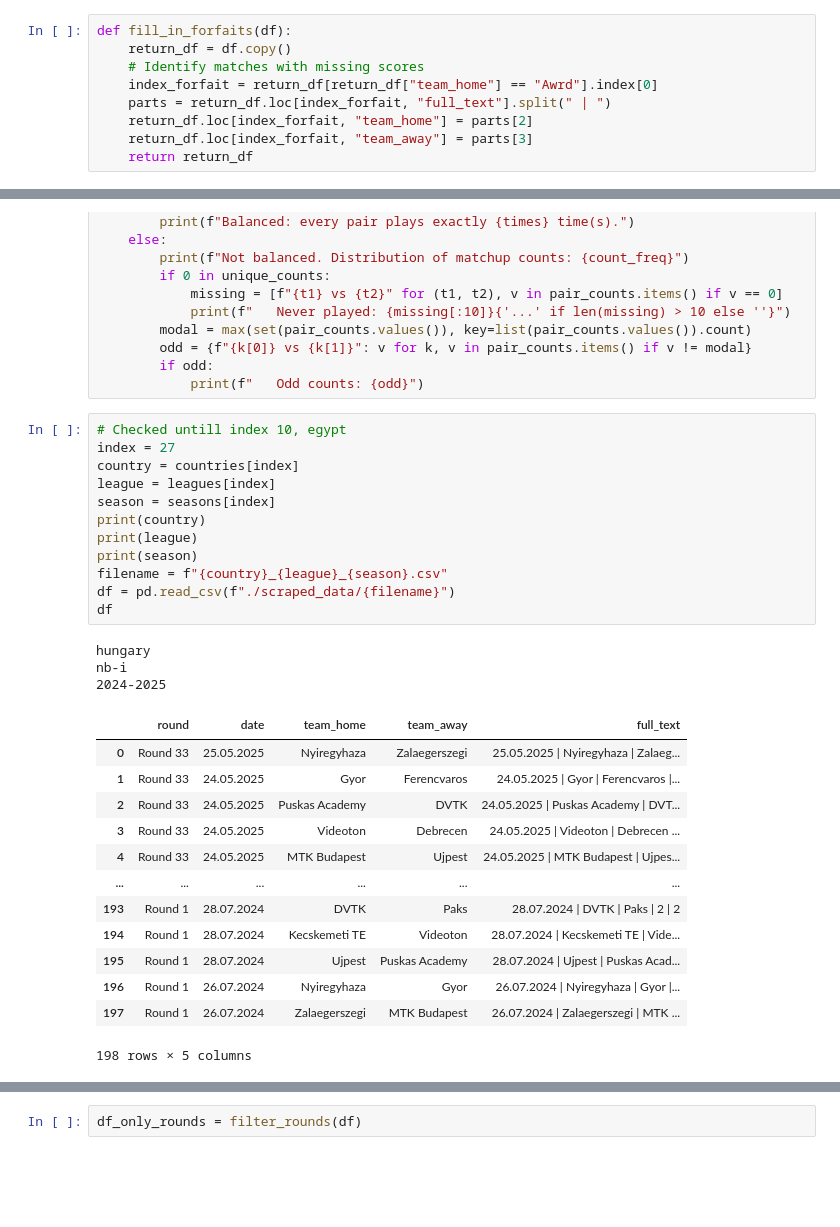
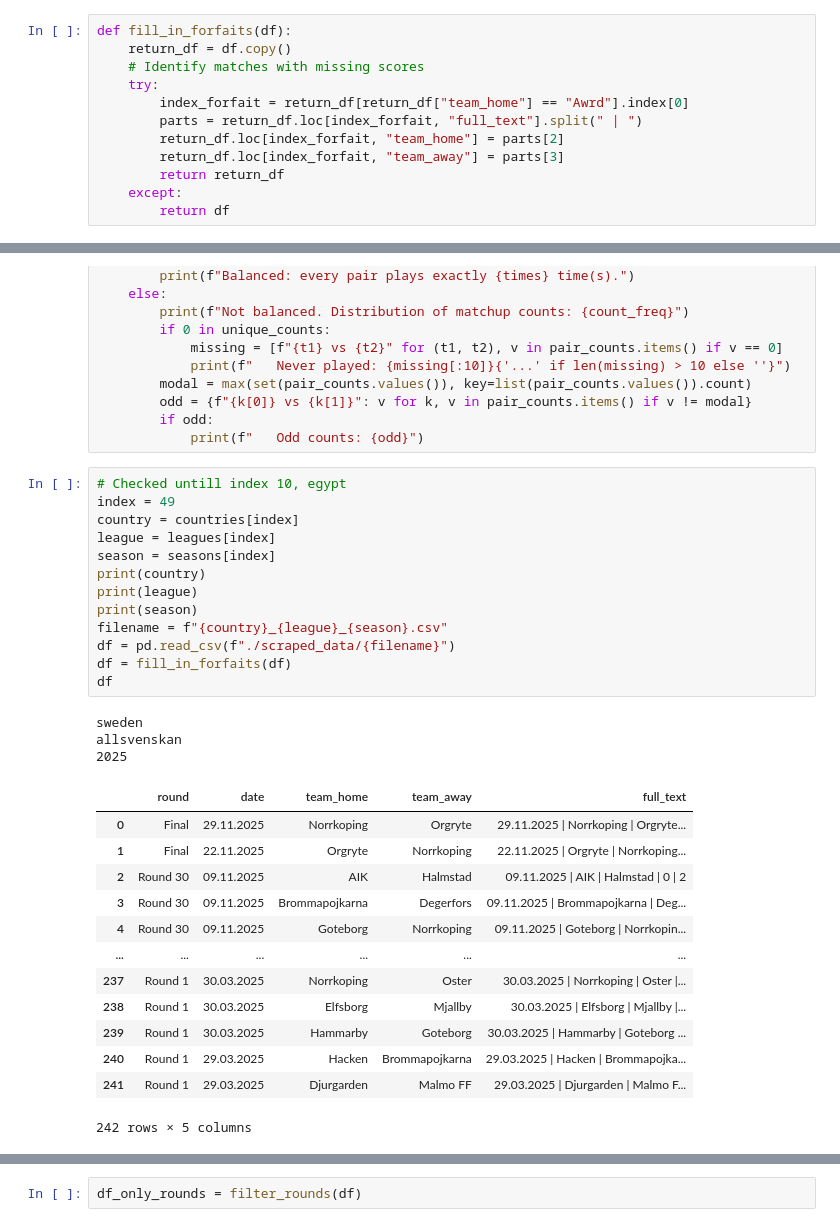
Before and after one commit to simon-cosyns/soccer_schedules_around_the_world, a Jupyter notebook: inspect_data.ipynb, the cells around one changed output, grey strips where cells are left out. Drawn from its saved outputs; the diff is of its cells as text; blank space fills up the shorter version.

```diff
--- a/inspect_data.ipynb
+++ b/inspect_data.ipynb
@@ -42,11 +42,14 @@ def filter_on_date(df, start_date, keep_before = True):
 def fill_in_forfaits(df):
     return_df = df.copy()
     # Identify matches with missing scores
-    index_forfait = return_df[return_df["team_home"] == "Awrd"].index[0]
-    parts = return_df.loc[index_forfait, "full_text"].split(" | ")
-    return_df.loc[index_forfait, "team_home"] = parts[2]
-    return_df.loc[index_forfait, "team_away"] = parts[3]
-    return return_df
+    try:
+        index_forfait = return_df[return_df["team_home"] == "Awrd"].index[0]
+        parts = return_df.loc[index_forfait, "full_text"].split(" | ")
+        return_df.loc[index_forfait, "team_home"] = parts[2]
+        return_df.loc[index_forfait, "team_away"] = parts[3]
+        return return_df
+    except:
+        return df
 # %%
 def remove_round_prefix(df):
     return_df = df.copy()
@@ -129,33 +132,34 @@ def check_games(df):
             print(f"   Odd counts: {odd}")
 # %%
 # Checked untill index 10, egypt
-index = 27
+index = 49
 country = countries[index]
 league = leagues[index]
 season = seasons[index]
 print(country)
 print(league)
 print(season)
 filename = f"{country}_{league}_{season}.csv"
 df = pd.read_csv(f"./scraped_data/{filename}")
+df = fill_in_forfaits(df)
 df
 # %% [output]
-hungary
-nb-i
-2024-2025
+sweden
+allsvenskan
+2025
 |  | round | date | team_home | team_away | full_text |
-| 0 | Round 33 | 25.05.2025 | Nyiregyhaza | Zalaegerszegi | 25.05.2025 | Nyiregyhaza | Zalaeg... |
-| 1 | Round 33 | 24.05.2025 | Gyor | Ferencvaros | 24.05.2025 | Gyor | Ferencvaros |... |
-| 2 | Round 33 | 24.05.2025 | Puskas Academy | DVTK | 24.05.2025 | Puskas Academy | DVT... |
-| 3 | Round 33 | 24.05.2025 | Videoton | Debrecen | 24.05.2025 | Videoton | Debrecen ... |
-| 4 | Round 33 | 24.05.2025 | MTK Budapest | Ujpest | 24.05.2025 | MTK Budapest | Ujpes... |
+| 0 | Final | 29.11.2025 | Norrkoping | Orgryte | 29.11.2025 | Norrkoping | Orgryte... |
+| 1 | Final | 22.11.2025 | Orgryte | Norrkoping | 22.11.2025 | Orgryte | Norrkoping... |
+| 2 | Round 30 | 09.11.2025 | AIK | Halmstad | 09.11.2025 | AIK | Halmstad | 0 | 2 |
+| 3 | Round 30 | 09.11.2025 | Brommapojkarna | Degerfors | 09.11.2025 | Brommapojkarna | Deg... |
+| 4 | Round 30 | 09.11.2025 | Goteborg | Norrkoping | 09.11.2025 | Goteborg | Norrkopin... |
 | ... | ... | ... | ... | ... | ... |
-| 193 | Round 1 | 28.07.2024 | DVTK | Paks | 28.07.2024 | DVTK | Paks | 2 | 2 |
-| 194 | Round 1 | 28.07.2024 | Kecskemeti TE | Videoton | 28.07.2024 | Kecskemeti TE | Vide... |
-| 195 | Round 1 | 28.07.2024 | Ujpest | Puskas Academy | 28.07.2024 | Ujpest | Puskas Acad... |
-| 196 | Round 1 | 26.07.2024 | Nyiregyhaza | Gyor | 26.07.2024 | Nyiregyhaza | Gyor |... |
-| 197 | Round 1 | 26.07.2024 | Zalaegerszegi | MTK Budapest | 26.07.2024 | Zalaegerszegi | MTK ... |
+| 237 | Round 1 | 30.03.2025 | Norrkoping | Oster | 30.03.2025 | Norrkoping | Oster |... |
+| 238 | Round 1 | 30.03.2025 | Elfsborg | Mjallby | 30.03.2025 | Elfsborg | Mjallby |... |
+| 239 | Round 1 | 30.03.2025 | Hammarby | Goteborg | 30.03.2025 | Hammarby | Goteborg ... |
+| 240 | Round 1 | 29.03.2025 | Hacken | Brommapojkarna | 29.03.2025 | Hacken | Brommapojka... |
+| 241 | Round 1 | 29.03.2025 | Djurgarden | Malmo FF | 29.03.2025 | Djurgarden | Malmo F... |
-198 rows × 5 columns
+242 rows × 5 columns
 # %%
 # First do the checks, then do the filtering and removing of round prefix if necessary
 
```
Also changed, not shown: parts of 16 cells of this notebook, 21 other files.
